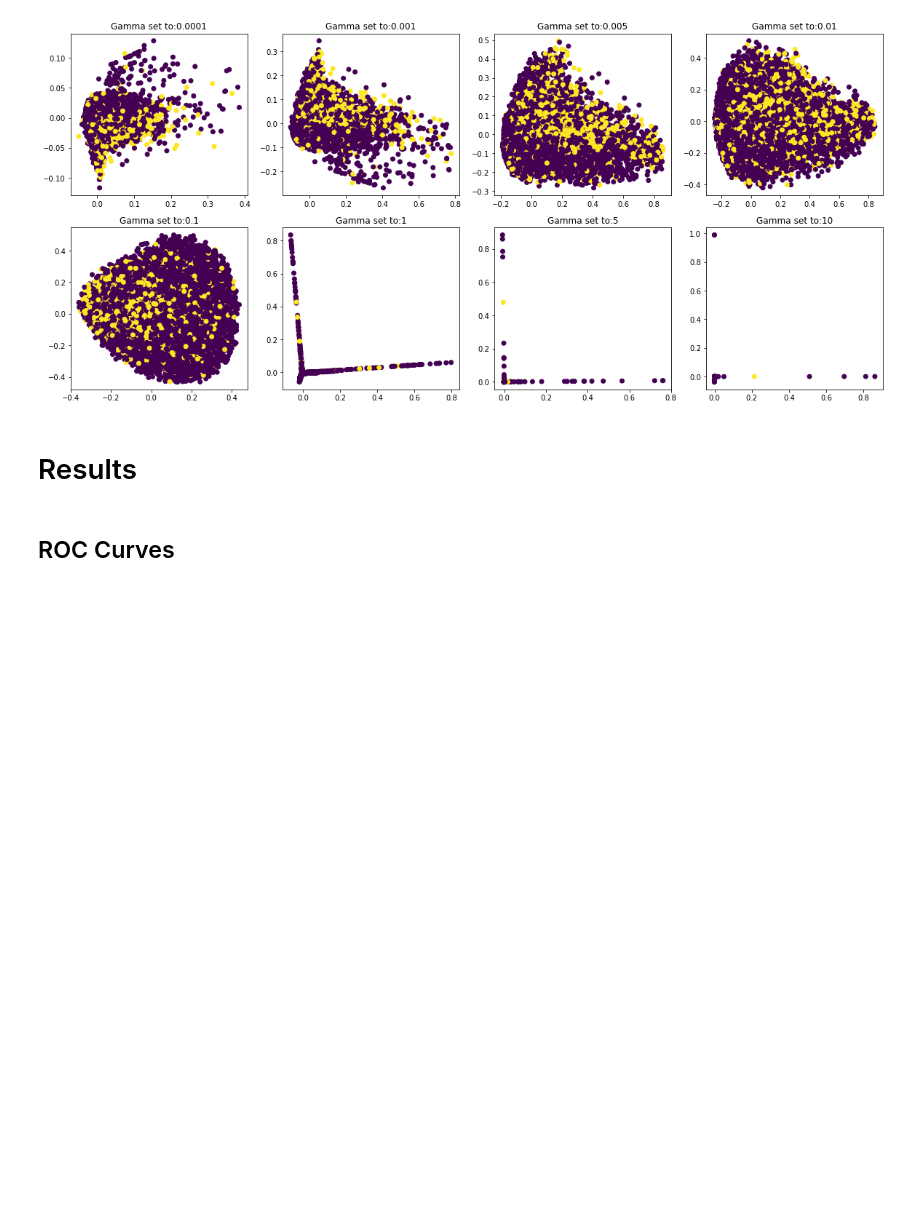
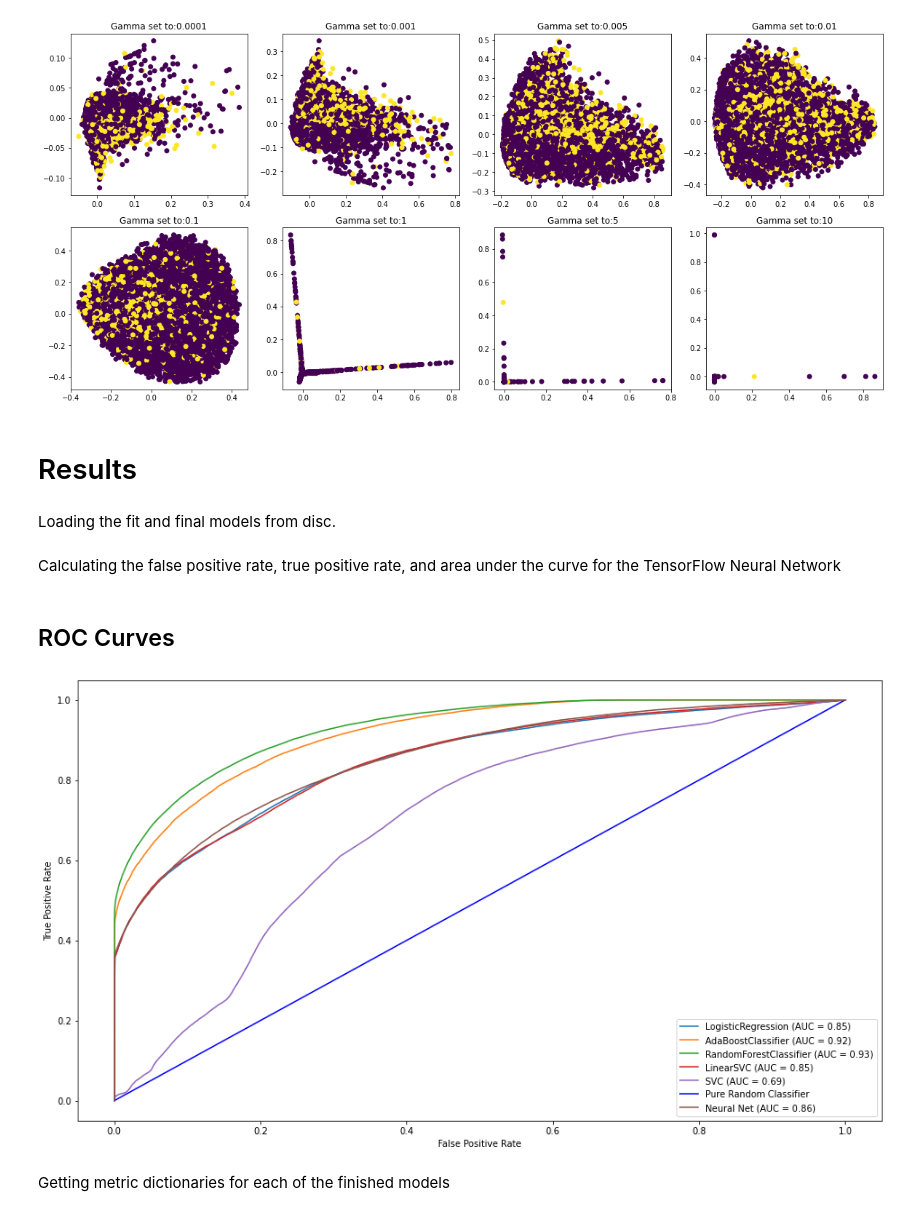
Before and after one commit to gradnerj/cs6600-class-project, a Jupyter notebook: cs5600-final-project.ipynb, the cells around one changed output. Saved outputs shown, nothing was run; the diff lists cells and outputs as text; code cells hidden in the pictures; blank space fills up the shorter version.

Commit message:
Added result plots

```diff
--- a/cs5600-final-project.ipynb
+++ b/cs5600-final-project.ipynb
@@ -1748,17 +1748,38 @@ for data in transformed_datasets:
 # %% [markdown]
 <a id="results"></a>
 # Results
+# %% [markdown]
+Loading the fit and final models from disc.
+# %%
+lr = load('fit-models/logistic-regression.joblib')
+ada = load('fit-models/adaboost.joblib')
+rf = load('fit-models/random-forest.joblib')
+linear_svc = load('fit-models/linear-svc.joblib')
+kernel_svc = load('fit-models/kernel-svc.joblib')
+gmm = load('fit-models/gmm.joblib')
+kmeans = load('fit-models/kmeans.joblib')
+nn = keras.models.load_model('fit-models/neural-net.h5')
+# %% [markdown]
+Calculating the false positive rate, true positive rate, and area under the curve for the TensorFlow Neural Network
+# %%
+y_pred_nn = nn.predict(x_test_n).ravel()
+fpr_nn, tpr_nn, _ = roc_curve(y_test_n, y_pred_nn)
+auc_nn = auc(fpr_nn, tpr_nn)
 # %% [markdown]
 <a id='roc'></a>
 ## ROC Curves
 # %%
-fig, ax = plt.subplots()
-plot_roc_curve(lr, x_test_n, y_test_n, ax=ax)
+fig, ax = plt.subplots(figsize=(16,9))
+plot_roc_curve(lr, x_test_s, y_test_s, ax=ax)
 plot_roc_curve(ada, x_test_s, y_test_s, ax=ax)
 plot_roc_curve(rf, x_test_s, y_test_s, ax=ax)
-# ax.plot(fpr_mlp, tpr_mlp, label='Multilayer Perceptron (AUC = {:.2f})'.format(auc_mlp))
-ax.plot([0,1], [0,1], label='Pure Random Classifier', 'b-')
-plot_roc_curve(svm, x_test_n, y_test_n, ax=ax)
-plot_roc_curve(gmm, x_test_s,y_test_s, ax=ax)
+plot_roc_curve(linear_svc, x_test_s, y_test_s, ax=ax)
+plot_roc_curve(kernel_svc, x_test_s,y_test_s, ax=ax)
+ax.plot([0,1], [0,1], 'b-', label='Pure Random Classifier')
+ax.plot(fpr_nn, tpr_nn, label='Neural Net (AUC = {:.2f})'.format(auc_nn))
 plt.legend()
 plt.show()
+# %% [output]
+[figure, added]
+# %% [markdown]
+Getting metric dictionaries for each of the finished models
```
Also changed, not shown: parts of 5 cells of this notebook.
